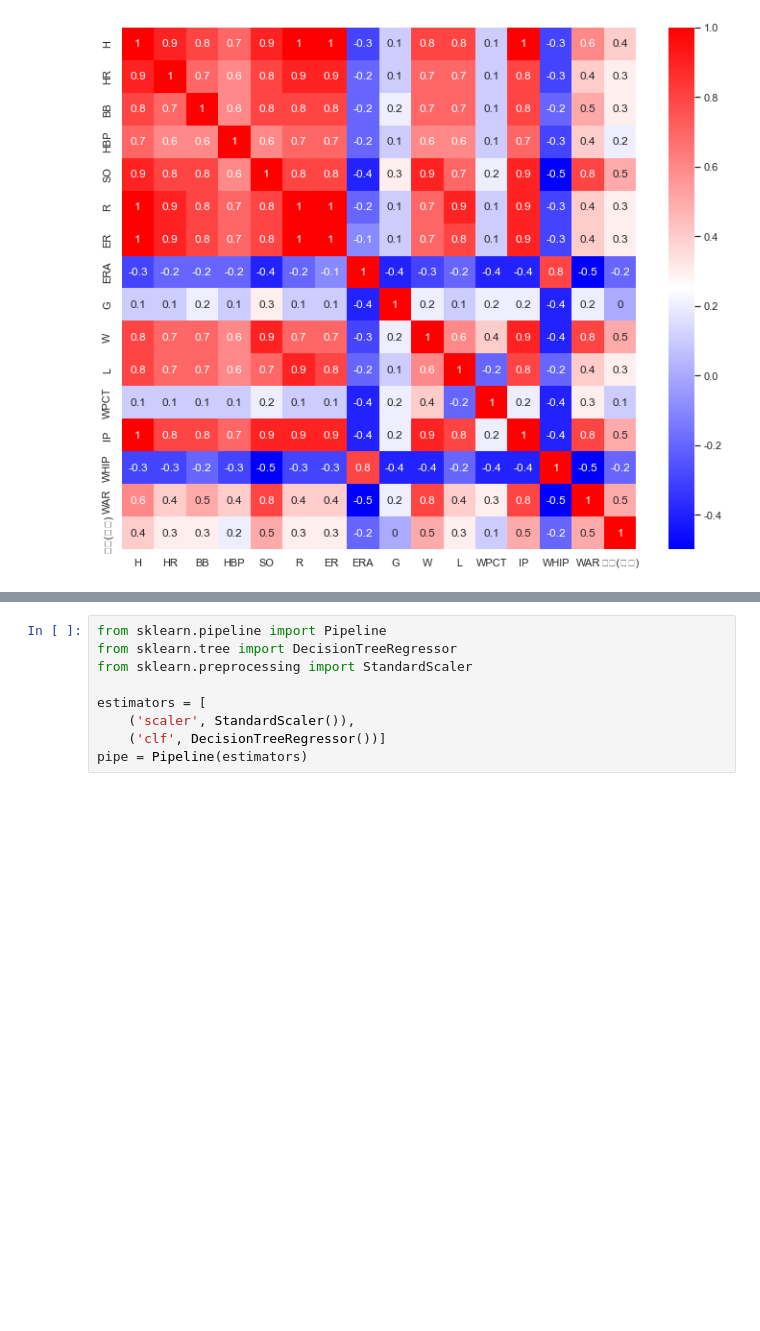
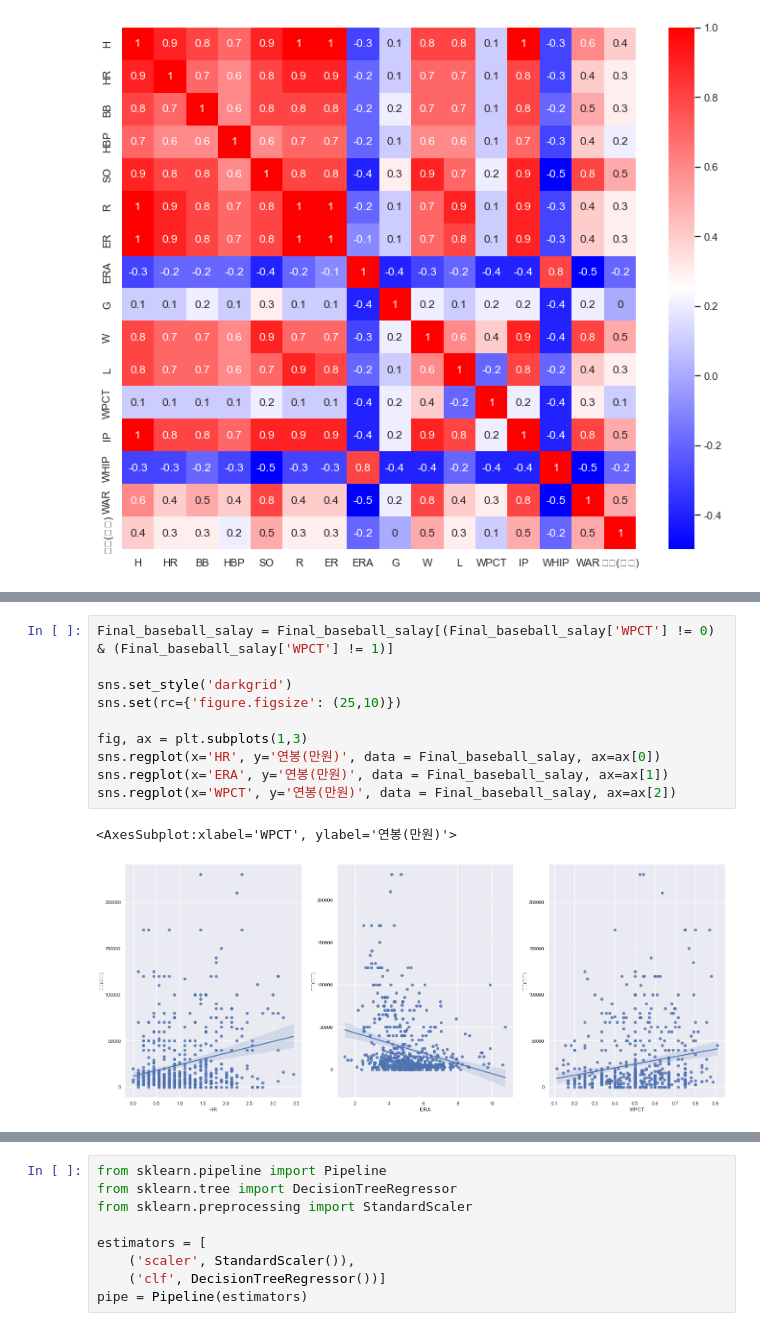
Before and after one commit to zb-dss-offline-1th/baseball-repe-1, a Jupyter notebook: [zb01_KangHT_baseball].ipynb, the cells around one changed output, grey strips where cells are left out. Cells and saved outputs as stored; diff of their text form; blank space fills up the shorter version.

```diff
--- a/[zb01_KangHT_baseball].ipynb
+++ b/[zb01_KangHT_baseball].ipynb
@@ -594,3 +807,16 @@ sns.regplot(x='ERA', y='연봉(만원)', data = Final_baseball_salay, ax=ax[1][1
+# %%
+Final_baseball_salay = Final_baseball_salay[(Final_baseball_salay['WPCT'] != 0) & (Final_baseball_salay['WPCT'] != 1)]
+
+sns.set_style('darkgrid')
+sns.set(rc={'figure.figsize': (25,10)})
+
+fig, ax = plt.subplots(1,3)
+sns.regplot(x='HR', y='연봉(만원)', data = Final_baseball_salay, ax=ax[0])
+sns.regplot(x='ERA', y='연봉(만원)', data = Final_baseball_salay, ax=ax[1])
+sns.regplot(x='WPCT', y='연봉(만원)', data = Final_baseball_salay, ax=ax[2])
+# %% [output]
+<AxesSubplot:xlabel='WPCT', ylabel='연봉(만원)'>
+[figure, added]
 # %%
 from sklearn.model_selection import train_test_split
 
```
Also changed, not shown: parts of 19 cells of this notebook.
